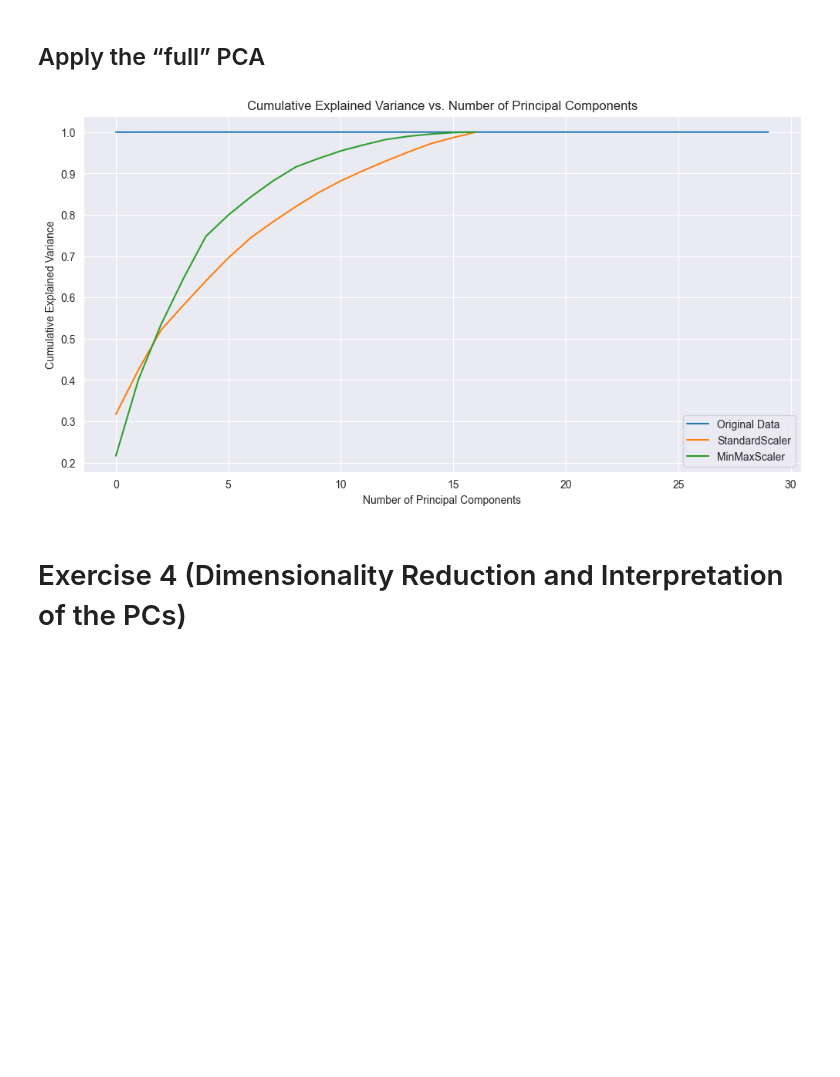
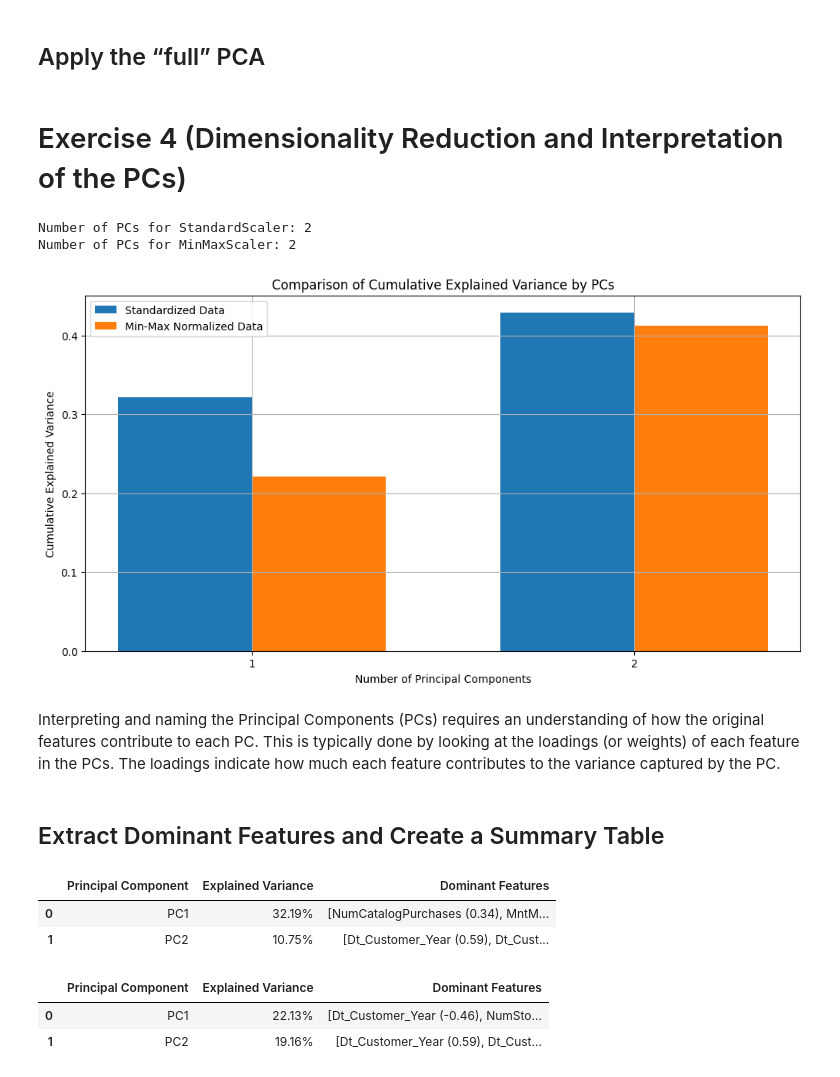
Before and after one commit to Sepehr-A/CLA_Project, a Jupyter notebook: PCA_HW/PCA_HW_NEW.ipynb, the cells around one changed output. Cells and saved outputs as stored; diff of their text form; code cells hidden in the pictures; blank space fills up the shorter version.

```diff
--- a/PCA_HW/PCA_HW_NEW.ipynb
+++ b/PCA_HW/PCA_HW_NEW.ipynb
@@ -255,9 +160,9 @@ pca_std = PCA()
 pca_mm = PCA()
 
 # Fit and transform the data
-X_original_pca = pca_original.fit_transform(Xworkdf)
-X_std_pca = pca_std.fit_transform(Xworkdf_std)
-X_mm_pca = pca_mm.fit_transform(Xworkdf_mm)
+_ = pca_original.fit_transform(Xworkdf)
+_ = pca_std.fit_transform(Xworkdf_std)
+_ = pca_mm.fit_transform(Xworkdf_mm)
 
 # Calculate cumulative explained variance
 cumulative_explained_variance_original = np.cumsum(pca_original.explained_variance_ratio_)
@@ -274,9 +179,56 @@ plt.xlabel('Number of Principal Components')
 plt.ylabel('Cumulative Explained Variance')
 plt.legend()
 plt.show()
-# %% [output]
-[figure, removed]
 # %%
 #TODO add the analysis and comments for PCA
 # %% [markdown]
 # Exercise 4 (Dimensionality Reduction and Interpretation of the PCs)
+# %%
+variance_threshold = 0.33
+num_pcs_std = np.argmax(cumulative_explained_variance_std >= variance_threshold) + 1
+num_pcs_mm = np.argmax(cumulative_explained_variance_mm >= variance_threshold) + 1
+
+m_std = min(num_pcs_std, 5)
+m_mm = min(num_pcs_mm, 5)
+print(f"Number of PCs for StandardScaler: {m_std}")
+print(f"Number of PCs for MinMaxScaler: {m_mm}")
+
+pca_std = PCA(n_components=m_std)
+pca_mm = PCA(n_components=m_mm)
+
+X_std_pca = pca_std.fit_transform(Xworkdf_std)
+X_mm_pca = pca_mm.fit_transform(Xworkdf_mm)
+
+cumulative_explained_variance_std = np.cumsum(pca_std.explained_variance_ratio_)
+cumulative_explained_variance_mm = np.cumsum(pca_mm.explained_variance_ratio_)
+# TODO fix comments
+# Plot the cumulative explained variance
+# Assuming cumulative_explained_variance_std and cumulative_explained_variance_mm are already computed
+num_pcs = max(len(cumulative_explained_variance_std), len(cumulative_explained_variance_mm))
+indices = np.arange(1, num_pcs + 1)
+
+# Setting the width for bar plots
+bar_width = 0.35
+
+# Plot
+plt.figure(figsize=(12, 6))
+bar1 = plt.bar(indices - bar_width / 2, cumulative_explained_variance_std[:num_pcs], bar_width,
+               label='Standardized Data')
+bar2 = plt.bar(indices + bar_width / 2, cumulative_explained_variance_mm[:num_pcs], bar_width,
+               label='Min-Max Normalized Data')
+
+plt.xlabel('Number of Principal Components')
+plt.ylabel('Cumulative Explained Variance')
+plt.title('Comparison of Cumulative Explained Variance by PCs')
+plt.xticks(indices)
+plt.legend()
+plt.grid(True)
+plt.show()
+# %% [output]
+Number of PCs for StandardScaler: 2
+Number of PCs for MinMaxScaler: 2
+[figure, added]
+# %% [markdown]
+Interpreting and naming the Principal Components (PCs) requires an understanding of how the original features contribute to each PC. This is typically done by looking at the loadings (or weights) of each feature in the PCs. The loadings indicate how much each feature contributes to the variance captured by the PC.
+# %% [markdown]
+## Extract Dominant Features and Create a Summary Table
@@ -282,0 +276,14 @@ plt.show()
+# %%
+summary_table_std
+# TODO add interpretation for this table
+# %% [output]
+|  | Principal Component | Explained Variance | Dominant Features |
+| 0 | PC1 | 32.19% | [NumCatalogPurchases (0.34), MntM... |
+| 1 | PC2 | 10.75% | [Dt_Customer_Year (0.59), Dt_Cust... |
+# %%
+summary_table_mm
+# TODO add interpretation for this table
+# %% [output]
+|  | Principal Component | Explained Variance | Dominant Features |
+| 0 | PC1 | 22.13% | [Dt_Customer_Year (-0.46), NumSto... |
+| 1 | PC2 | 19.16% | [Dt_Customer_Year (0.59), Dt_Cust... |
```
Also changed, not shown: parts of 16 cells of this notebook.
